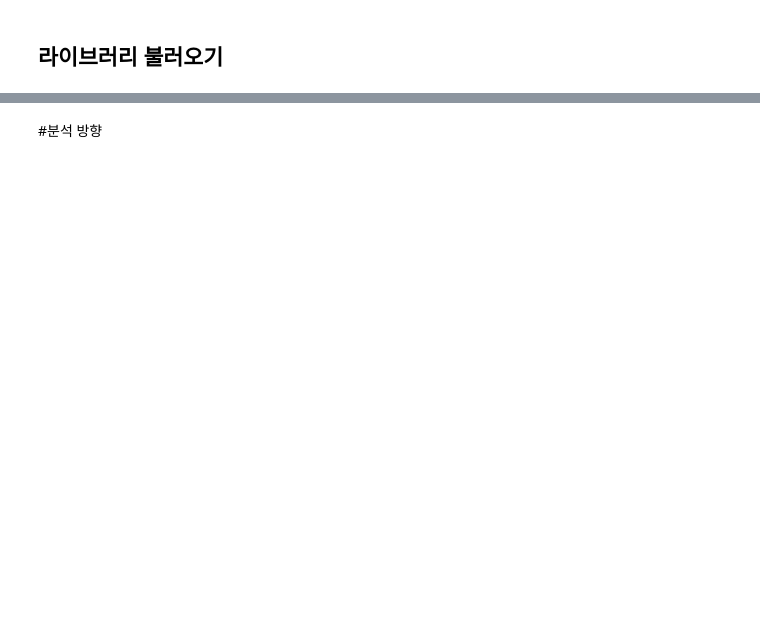
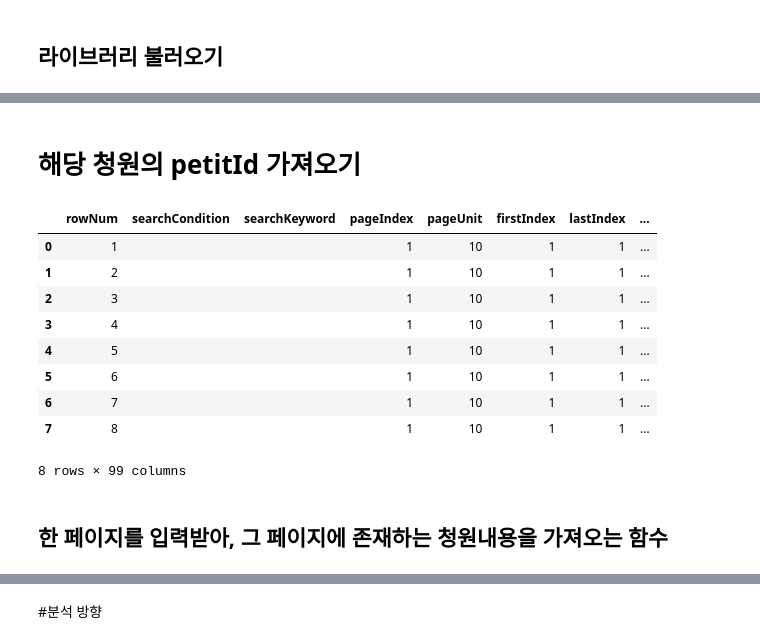
Before and after one commit to Hyun-Ho95/Web1, a Jupyter notebook: Mini_project__국민동의청원_스크래핑_박현호_ipynb.ipynb, the cells around one changed output, grey strips where cells are left out. Cells and saved outputs as stored; diff of their text form; code cells hidden in the pictures; blank space fills up the shorter version.

```diff
--- a/Mini_project__국민동의청원_스크래핑_박현호_ipynb.ipynb
+++ b/Mini_project__국민동의청원_스크래핑_박현호_ipynb.ipynb
@@ -51,0 +57,19 @@ petit_df
+# %%
+page_index = 1
+
+# 페이지 번호와 동의시작 날짜 및 동의종료 날짜는 f-string으로 변경 가능하도록 설정
+
+url = f'https://petitions.assembly.go.kr/api/petits?pageIndex={page_index}&recordCountPerPage=8&nt_per_pagesort=AGRE_END_DE-&searchCondition=sj&searchKeyword=&petitRealmCode=&sttusCode='
+url = f'{url}PETIT_FORMATN,CMIT_FRWRD,PETIT_END&resultCode=BFE_OTHBC_WTHDRAW,PROGRS_WTHDRAW,PETIT_UNACPT,APPRVL_END_DSUSE,ETC_TRNSF&notInColumn='
+url = f'{url}RESULT_CODE&beginDate=20210124&endDate=20230124&ageCd='
+
+
+response = requests.get(url)
+response.status_code
+# 네트워크 -> 검사 -> Fetch/XHR -> 값복사한 url 사용 후 requests 하니까 성공!
+
+json_list = response.json()
+json_list
+# .json()은 requests 모듈에 포함된 메서드
+# response.text 나 bs(response.text)하는 것보다 훨씬 깔끔하고 보기좋다.
+# json 형식의 데이터는 .json()으로 읽자
@@ -51,0 +94,19 @@ petit_df
+# %% [markdown]
+# 해당 청원의 petitId 가져오기
+# %%
+# 위에서 읽은 json 데이터
+df = pd.DataFrame(json_list)
+df
+# df 형식으로 바꿔주었는데 빈 프레임
+# 모든 json 데이터를 한 리스트에 넣고 한 번에 데이터프레임으로 바꿔주어야 한다고 한다
+# %% [output]
+|  | rowNum | searchCondition | searchKeyword | pageIndex | pageUnit | firstIndex | lastIndex | ... |
+| 0 | 1 |  |  | 1 | 10 | 1 | 1 | ... |
+| 1 | 2 |  |  | 1 | 10 | 1 | 1 | ... |
+| 2 | 3 |  |  | 1 | 10 | 1 | 1 | ... |
+| 3 | 4 |  |  | 1 | 10 | 1 | 1 | ... |
+| 4 | 5 |  |  | 1 | 10 | 1 | 1 | ... |
+| 5 | 6 |  |  | 1 | 10 | 1 | 1 | ... |
+| 6 | 7 |  |  | 1 | 10 | 1 | 1 | ... |
+| 7 | 8 |  |  | 1 | 10 | 1 | 1 | ... |
+8 rows × 99 columns
@@ -51,0 +121,2 @@ petit_df
+# %% [markdown]
+## 한 페이지를 입력받아, 그 페이지에 존재하는 청원내용을 가져오는 함수
```
Also changed, not shown: parts of 32 cells of this notebook.
